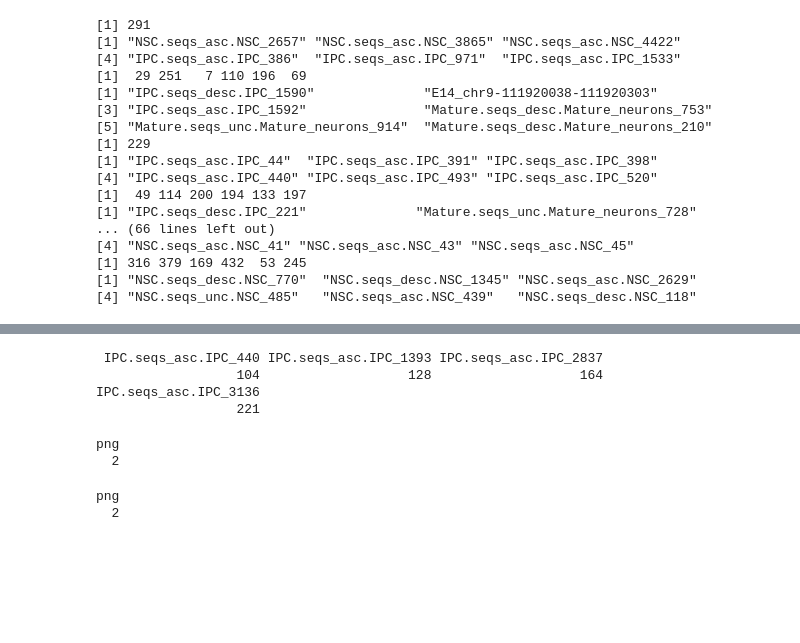
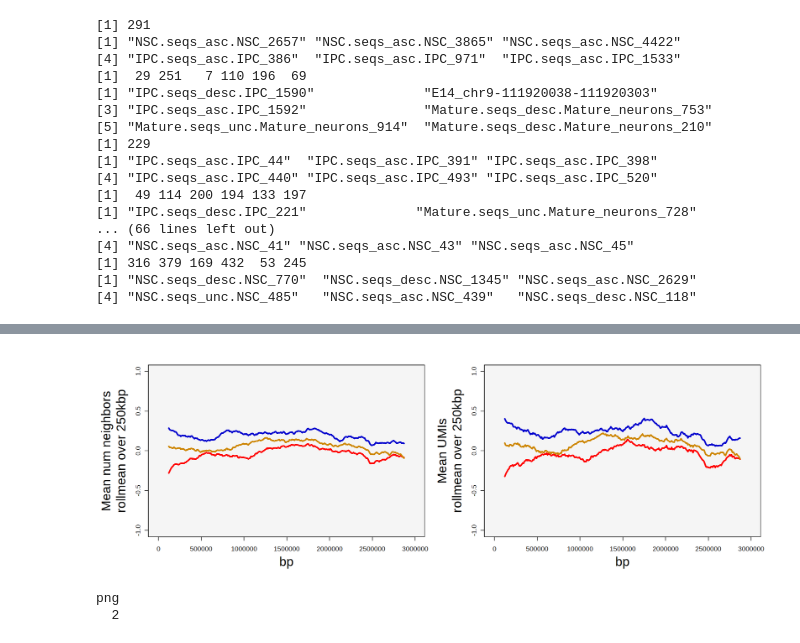
Before and after one commit to tanaylab/mmcortex, a Jupyter notebook: paper_notebooks/MPRA_analysis.ipynb, the cells around one changed output, grey strips where cells are left out. Saved outputs shown, nothing was run; the diff lists cells and outputs as text; code cells hidden in the pictures; blank space fills up the shorter version.

```diff
--- a/paper_notebooks/MPRA_analysis.ipynb
+++ b/paper_notebooks/MPRA_analysis.ipynb
@@ -669,3 +564,11 @@ length(which(nei_orig_peaks$tad_name_ol == nei_orig_peaks$tad_name_mcp))
+# %%
+rand_crs <- sample(ol_marg$rowname, round(mean(c(length(neu_rn),length(ipc_pc_rn),length(hi_ipc_lo_nsc_rn)))))
+# %%
+rand_umi_neighbor_mat <- get_neighbor_mat(order_metric_name = 'com_abs', stat_type = 'sum_umis', nei_peak_df = nei_orig_peaks, crs_rownames = rand_crs)
+rand_umi_neighbor_mat_tad <- get_neighbor_mat(order_metric_name = 'com_abs', stat_type = 'sum_umis', nei_peak_df = dplyr::filter(nei_orig_peaks, tad_name_ol == tad_name_mcp), crs_rownames = rand_crs)
+# %%
+rand_num_neighbor_mat <- get_neighbor_mat(order_metric_name = 'com_abs', stat_type = 'num_neighbors', nei_peak_df = nei_orig_peaks, crs_rownames = rand_crs)
+rand_num_neighbor_mat_tad <- get_neighbor_mat(order_metric_name = 'com_abs', stat_type = 'num_neighbors', nei_peak_df = dplyr::filter(nei_orig_peaks, tad_name_ol == tad_name_mcp), crs_rownames = rand_crs)
 # %%
 par(mfrow =c(1,2))
 plot(rowSums(neu_umi_neighbor_mat[rownames(neu_umi_neighbor_mat_tad),], na.rm = T), rowSums(neu_umi_neighbor_mat_tad, na.rm = T))
@@ -688,40 +582,32 @@ Mature.seqs_desc.Mature_neurons_1120
-# %%
-which(rowSums(ipc_pc_umi_neighbor_mat) < rowSums(ipc_pc_umi_neighbor_mat_tad))
-# %% [output]
- IPC.seqs_asc.IPC_440 IPC.seqs_asc.IPC_1393 IPC.seqs_asc.IPC_2837
-                  104                   128                   164
-IPC.seqs_asc.IPC_3136
-                  221
 # %%
 # png('./output/MPRA/figs/sum_nei_and_umis_over_50kbp_per_ipc_crs_categories.png', h = 400, w = 800)
-pdf('./output/MPRA/figs/sum_nei_and_umis_over_50kbp_per_ipc_crs_categories.pdf', h = 400/71, w = 800/71)
+# pdf('./output/MPRA/figs/sum_nei_and_umis_over_50kbp_per_ipc_crs_categories.pdf', h = 400/71, w = 800/71)
 par(mfrow = c(1,2))
 par(cex.lab = 2, mar = c(5,7,2,1))
 K <- 25
 LWD <- 3
 bg_col <- 'whitesmoke'
 x <- as.numeric(colnames(neu_num_neighbor_mat))
-plot(x, zoo::rollmean(colMeans(neu_num_neighbor_mat), k = K, na.pad = T), col = 'white', ylim = c(0.8,2e+0), ylab = glue::glue('Mean num neighbors\nrollmean over {10*K}kbp'), xlab = 'bp')
+plot(x, zoo::rollmean(colMeans(neu_num_neighbor_mat), k = K, na.pad = T), col = 'white', ylim = c(-1,1), ylab = glue::glue('Mean num neighbors\nrollmean over {10*K}kbp'), xlab = 'bp')
 rect(par("usr")[1], par("usr")[3],
      par("usr")[2], par("usr")[4],
      col = bg_col)
-lines(x, zoo::rollmean(colMeans(neu_num_neighbor_mat), k = K, na.pad = T), col = 'red', lwd = LWD)
-lines(x, zoo::rollmean(colMeans(ipc_pc_num_neighbor_mat), k = K, na.pad = T), col = col_key[['IPC']], lwd = LWD)
-lines(x, zoo::rollmean(colMeans(ipc_ctxt_num_neighbor_mat), k = K, na.pad = T), col = 'orange3', lwd = LWD)
+lines(x, log2(zoo::rollmean(colMeans(neu_num_neighbor_mat), k = K, na.pad = T)/zoo::rollmean(colMeans(rand_num_neighbor_mat), k = K, na.pad = T)), col = 'red', lwd = LWD)
+lines(x, log2(zoo::rollmean(colMeans(ipc_pc_num_neighbor_mat), k = K, na.pad = T)/zoo::rollmean(colMeans(rand_num_neighbor_mat), k = K, na.pad = T)), col = col_key[['IPC']], lwd = LWD)
+lines(x, log2(zoo::rollmean(colMeans(ipc_ctxt_num_neighbor_mat), k = K, na.pad = T)/zoo::rollmean(colMeans(rand_num_neighbor_mat), k = K, na.pad = T)), col = 'orange3', lwd = LWD)
 # axis(1, at = 1:100, labels = seq(-5e+4-1, 5e+4, l=100))
 par(cex.lab = 2, mar = c(5,7,2,1))
-plot(x, zoo::rollmean(colMeans(neu_umi_neighbor_mat), k = K, na.pad = T), col = 'white', ylim = c(8e+2,2.3e+3), ylab = glue::glue('Mean UMIs\nrollmean over {10*K}kbp'), xlab = 'bp')
+plot(x, zoo::rollmean(colMeans(neu_umi_neighbor_mat), k = K, na.pad = T), col = 'white', ylim = c(-1,1), ylab = glue::glue('Mean UMIs\nrollmean over {10*K}kbp'), xlab = 'bp')
 rect(par("usr")[1], par("usr")[3],
      par("usr")[2], par("usr")[4],
      col = bg_col)
-lines(x, zoo::rollmean(colMeans(neu_umi_neighbor_mat), k = K, na.pad = T), col = 'red', lwd = LWD)
-lines(x, zoo::rollmean(colMeans(ipc_pc_umi_neighbor_mat), k = K, na.pad = T), col = col_key[['IPC']], lwd = LWD)
-lines(x, zoo::rollmean(colMeans(ipc_ctxt_umi_neighbor_mat), k = K, na.pad = T), col = 'orange3', lwd = LWD)
+lines(x, log2(zoo::rollmean(colMeans(neu_umi_neighbor_mat), k = K, na.pad = T)/zoo::rollmean(colMeans(rand_umi_neighbor_mat), k = K, na.pad = T)), col = 'red', lwd = LWD)
+lines(x, log2(zoo::rollmean(colMeans(ipc_pc_umi_neighbor_mat), k = K, na.pad = T)/zoo::rollmean(colMeans(rand_umi_neighbor_mat), k = K, na.pad = T)), col = col_key[['IPC']], lwd = LWD)
+lines(x, log2(zoo::rollmean(colMeans(ipc_ctxt_umi_neighbor_mat), k = K, na.pad = T)/zoo::rollmean(colMeans(rand_umi_neighbor_mat), k = K, na.pad = T)), col = 'orange3', lwd = LWD)
 # axis(1, at = 1:100, labels = seq(-5e+4-1, 5e+4, l=100))
-dev.off()
+# dev.off()
 # %% [output]
-png
-  2
+[figure, added]
 # %%
 # png('./output/MPRA/figs/sum_nei_and_umis_over_50kbp_per_ipc_crs_categories.png', h = 400, w = 800)
 pdf('./output/MPRA/figs/sum_nei_and_umis_over_50kbp_per_ipc_crs_categories_tad.pdf', h = 400/71, w = 800/71)
```
Also changed, not shown: parts of 59 cells of this notebook, 54 other files.
